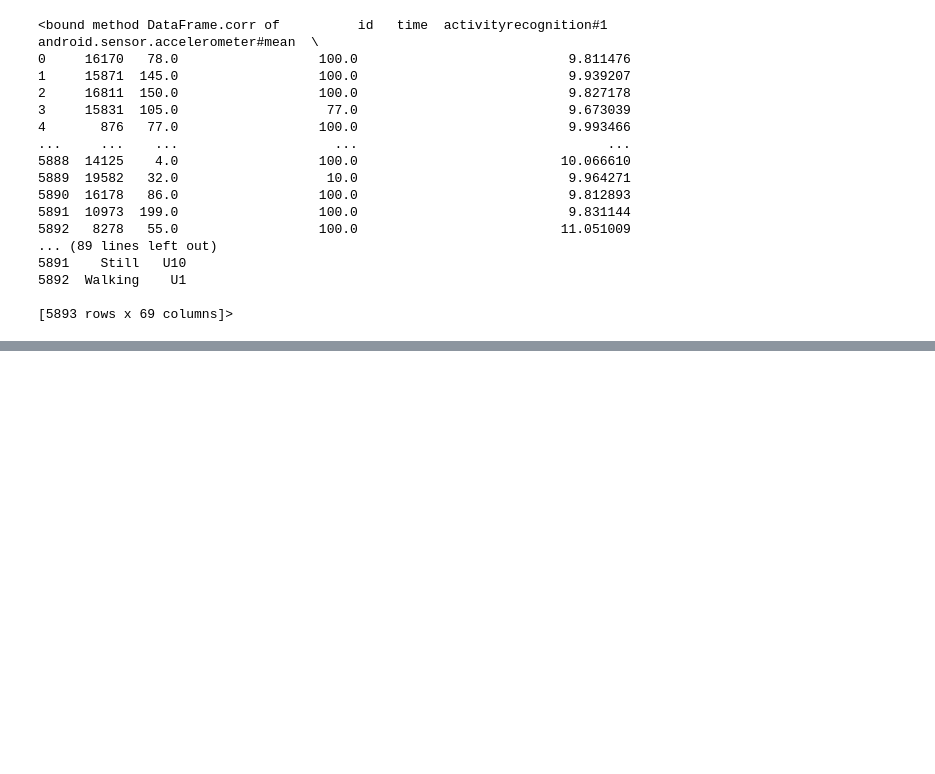
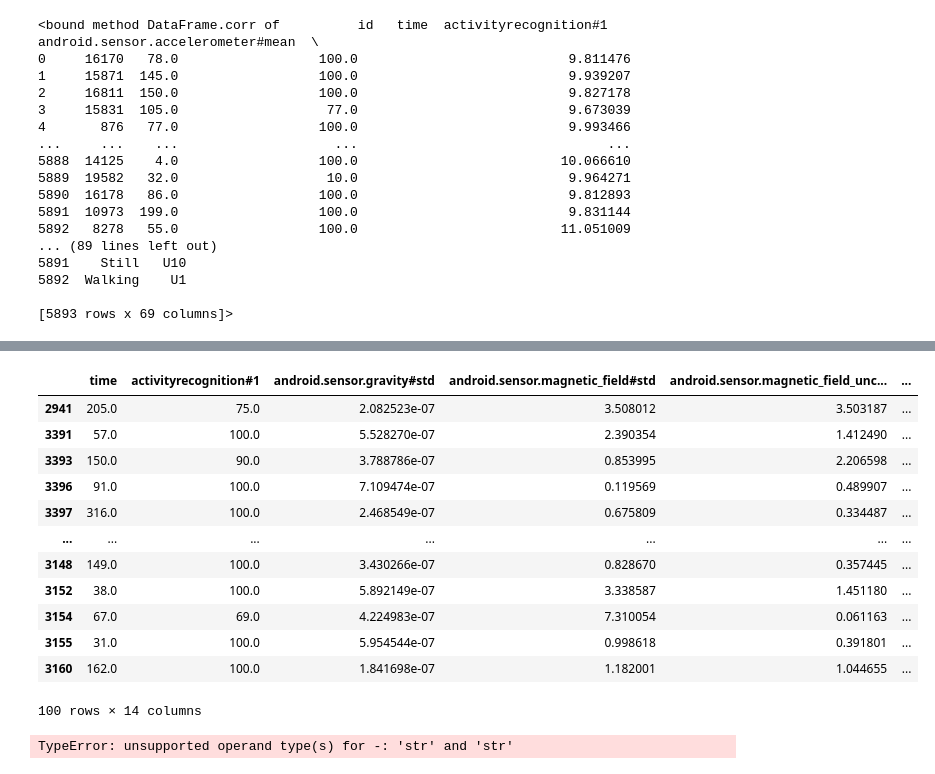
Before and after one commit to fayyoz24/Build_week2, a Jupyter notebook: eda.ipynb, the cells around one changed output, grey strips where cells are left out. Saved outputs shown, nothing was run; the diff lists cells and outputs as text; code cells hidden in the pictures; blank space fills up the shorter version.

```diff
--- a/eda.ipynb
+++ b/eda.ipynb
@@ -470,0 +535,16 @@ last_data.to_csv('last.csv', index=False)
+# %%
+last_data.sort_values(by='user').head(100)
+# %% [output]
+|  | time | activityrecognition#1 | android.sensor.gravity#std | android.sensor.magnetic_field#std | android.sensor.magnetic_field_unc... | ... |
+| 2941 | 205.0 | 75.0 | 2.082523e-07 | 3.508012 | 3.503187 | ... |
+| 3391 | 57.0 | 100.0 | 5.528270e-07 | 2.390354 | 1.412490 | ... |
+| 3393 | 150.0 | 90.0 | 3.788786e-07 | 0.853995 | 2.206598 | ... |
+| 3396 | 91.0 | 100.0 | 7.109474e-07 | 0.119569 | 0.489907 | ... |
+| 3397 | 316.0 | 100.0 | 2.468549e-07 | 0.675809 | 0.334487 | ... |
+| ... | ... | ... | ... | ... | ... | ... |
+| 3148 | 149.0 | 100.0 | 3.430266e-07 | 0.828670 | 0.357445 | ... |
+| 3152 | 38.0 | 100.0 | 5.892149e-07 | 3.338587 | 1.451180 | ... |
+| 3154 | 67.0 | 69.0 | 4.224983e-07 | 7.310054 | 0.061163 | ... |
+| 3155 | 31.0 | 100.0 | 5.954544e-07 | 0.998618 | 0.391801 | ... |
+| 3160 | 162.0 | 100.0 | 1.841698e-07 | 1.182001 | 1.044655 | ... |
+100 rows × 14 columns
@@ -470,0 +556,4 @@ last_data.to_csv('last.csv', index=False)
+# %%
+a = last_data - test_side
+# %% [output]
+TypeError: unsupported operand type(s) for -: 'str' and 'str'
```
Also changed, not shown: parts of 6 cells of this notebook, 2 other files.
